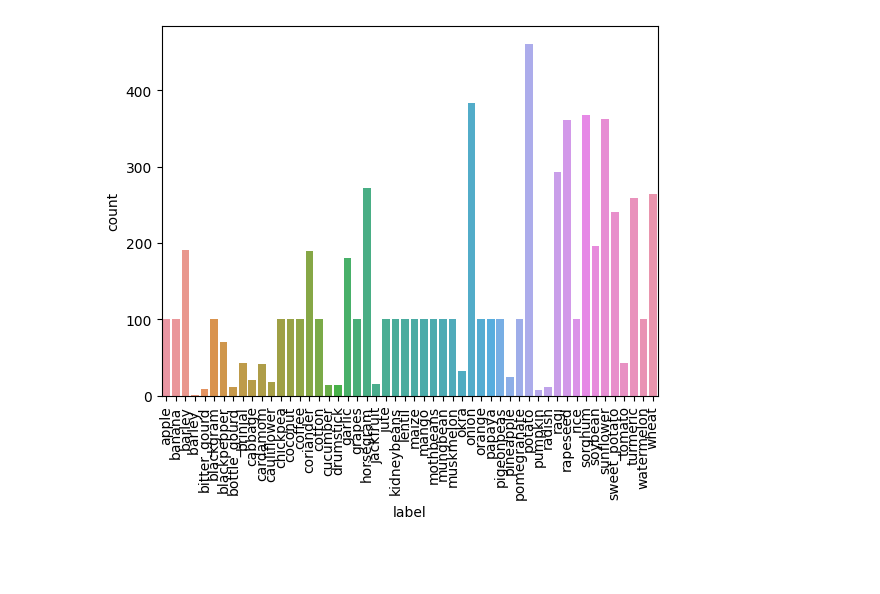
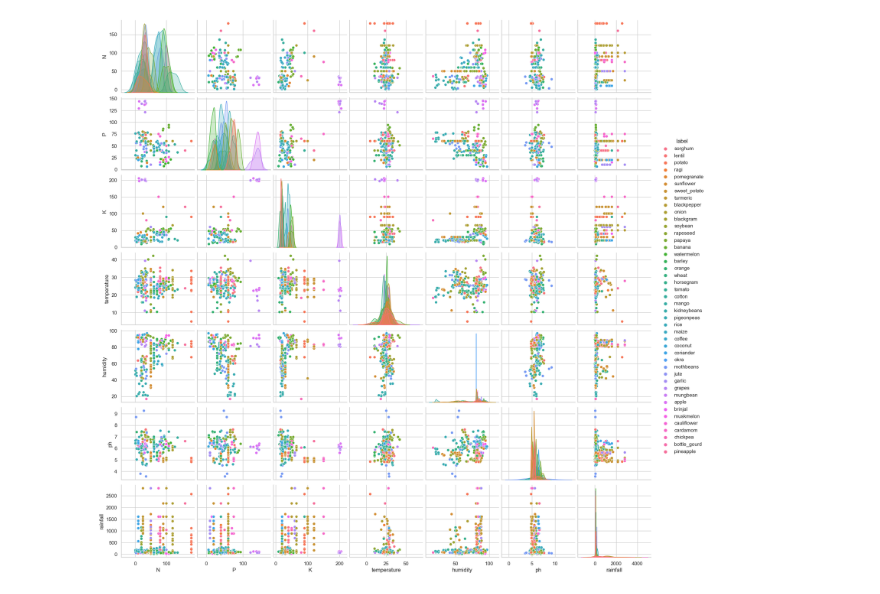
Before and after one commit to ghanshyam47/AgriSense_AI, a Jupyter notebook: ML_Services/model_training/crop_recommendations/crop_model.ipynb, the cells around one changed output. Saved outputs shown, nothing was run; the diff lists cells and outputs as text; code cells hidden in the pictures; blank space fills up the shorter version.

Commit message:
Crop recommendations model is ready with minimal features

```diff
--- a/ML_Services/model_training/crop_recommendations/crop_model.ipynb
+++ b/ML_Services/model_training/crop_recommendations/crop_model.ipynb
@@ -1,5 +1,29 @@
 # %%
+# Basic
+import numpy as np
 import pandas as pd
+import matplotlib.pyplot as plt
+import seaborn as sns
 
-df = pd.read_csv("merged_crop_dataset.csv")
+# Preprocessing
+from sklearn.preprocessing import StandardScaler, LabelEncoder
+
+# Model Selection
+from sklearn.model_selection import train_test_split, cross_val_score, GridSearchCV
+
+# Models
+from sklearn.linear_model import LogisticRegression
+from sklearn.tree import DecisionTreeClassifier
+from sklearn.ensemble import RandomForestClassifier, GradientBoostingClassifier
+from sklearn.neighbors import KNeighborsClassifier
+from sklearn.naive_bayes import GaussianNB
+import xgboost as xgb
+
+# Metrics
+from sklearn.metrics import accuracy_score, classification_report, confusion_matrix
+
+# Save Model
+import joblib
+
+sns.set(style="whitegrid")
 # %%
@@ -33 +62,3 @@ None
+# %%
+df['label'] = df['label'].str.strip()
 # %%
@@ -69,9 +78,5 @@ dtype: int64
 # %%
-import seaborn as sns
-import matplotlib.pyplot as plt
-
-sns.countplot(x='label', data=df)
-plt.xticks(rotation=90)
+sns.pairplot(df.sample(300), hue='label')  # sample for speed
 plt.show()
 # %% [output]
-[figure, old version]
+[figure, new version]
```
Also changed, not shown: parts of 16 cells of this notebook, 3 other files.
